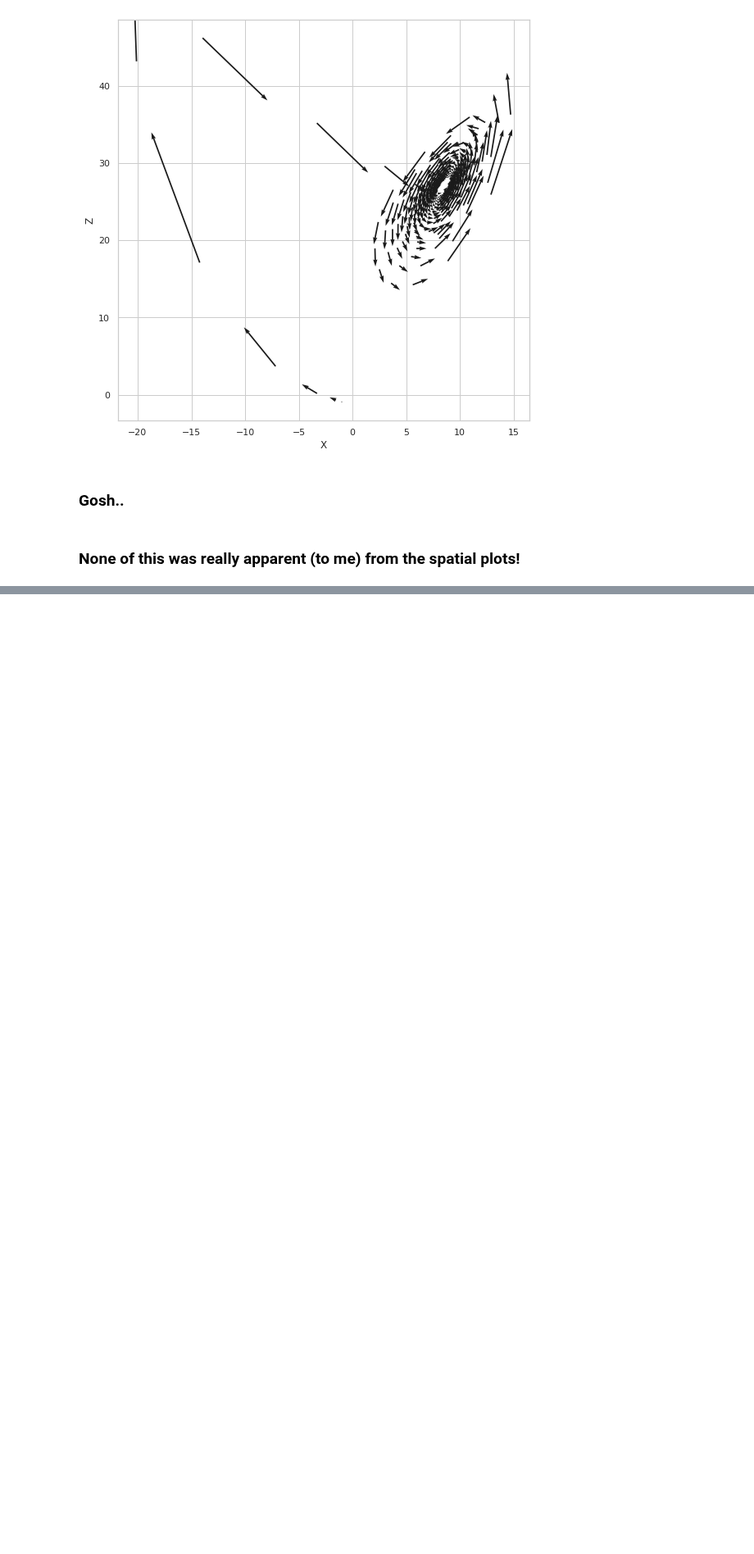
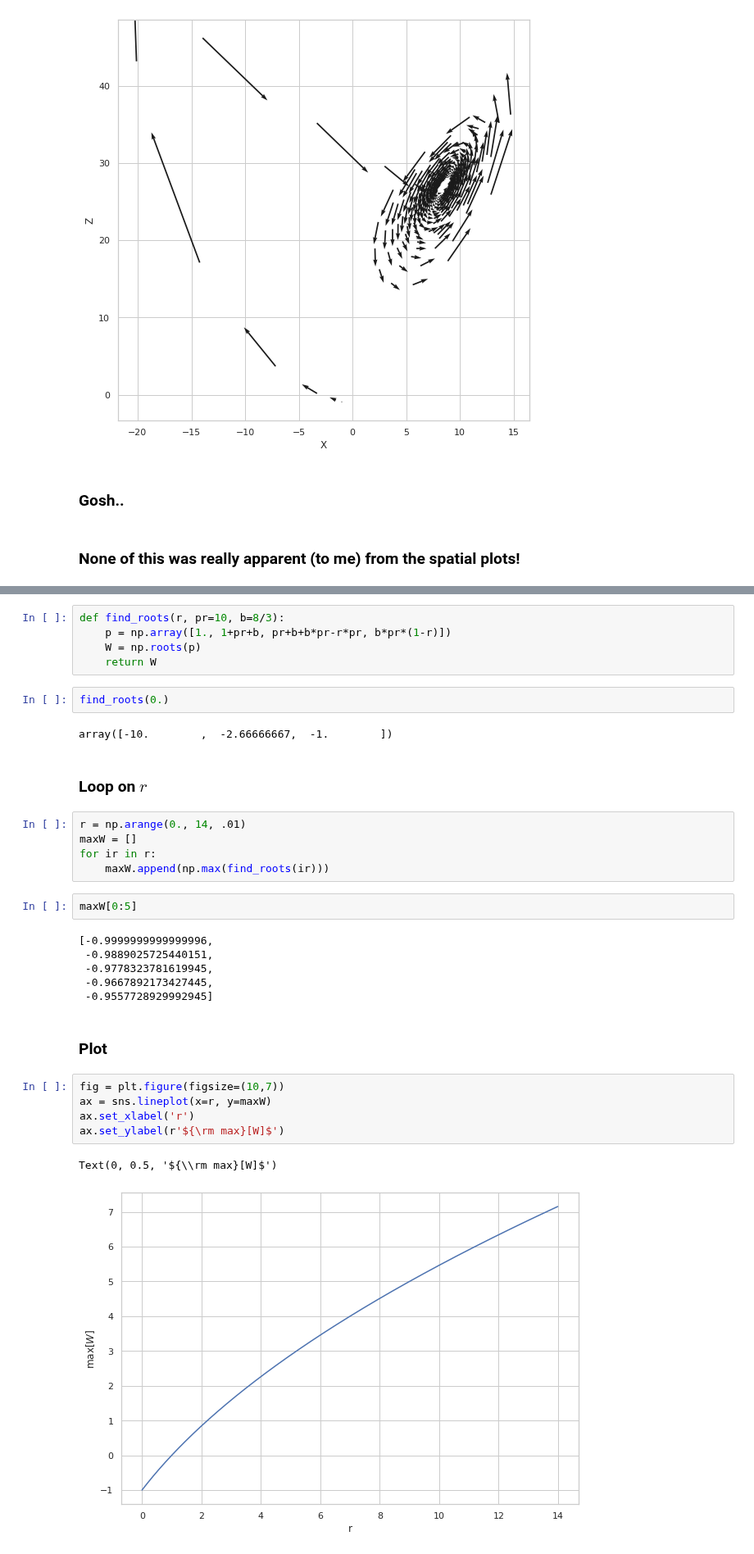
Before and after one commit to profxj/ocea200, a Jupyter notebook: SIO-216A/hw/Homework2.ipynb, the cells around one changed output, grey strips where cells are left out. Shown at 82% size. Saved outputs shown, nothing was run; the diff lists cells and outputs as text; blank space fills up the shorter version.

```diff
--- a/SIO-216A/hw/Homework2.ipynb
+++ b/SIO-216A/hw/Homework2.ipynb
@@ -337,0 +384,34 @@ plt.show()
+# %%
+def find_roots(r, pr=10, b=8/3):
+    p = np.array([1., 1+pr+b, pr+b+b*pr-r*pr, b*pr*(1-r)])
+    W = np.roots(p)
+    return W
+# %%
+find_roots(0.)
+# %% [output]
+array([-10.        ,  -2.66666667,  -1.        ])
+# %% [markdown]
+### Loop on $r$
+# %%
+r = np.arange(0., 14, .01)
+maxW = []
+for ir in r:
+    maxW.append(np.max(find_roots(ir)))
+# %%
+maxW[0:5]
+# %% [output]
+[-0.9999999999999996,
+ -0.9889025725440151,
+ -0.9778323781619945,
+ -0.9667892173427445,
+ -0.9557728929992945]
+# %% [markdown]
+### Plot
+# %%
+fig = plt.figure(figsize=(10,7))
+ax = sns.lineplot(x=r, y=maxW)
+ax.set_xlabel('r')
+ax.set_ylabel(r'${\rm max}[W]$')
+# %% [output]
+Text(0, 0.5, '${\\rm max}[W]$')
+[figure, added]
```
Also changed, not shown: parts of 13 cells of this notebook.
